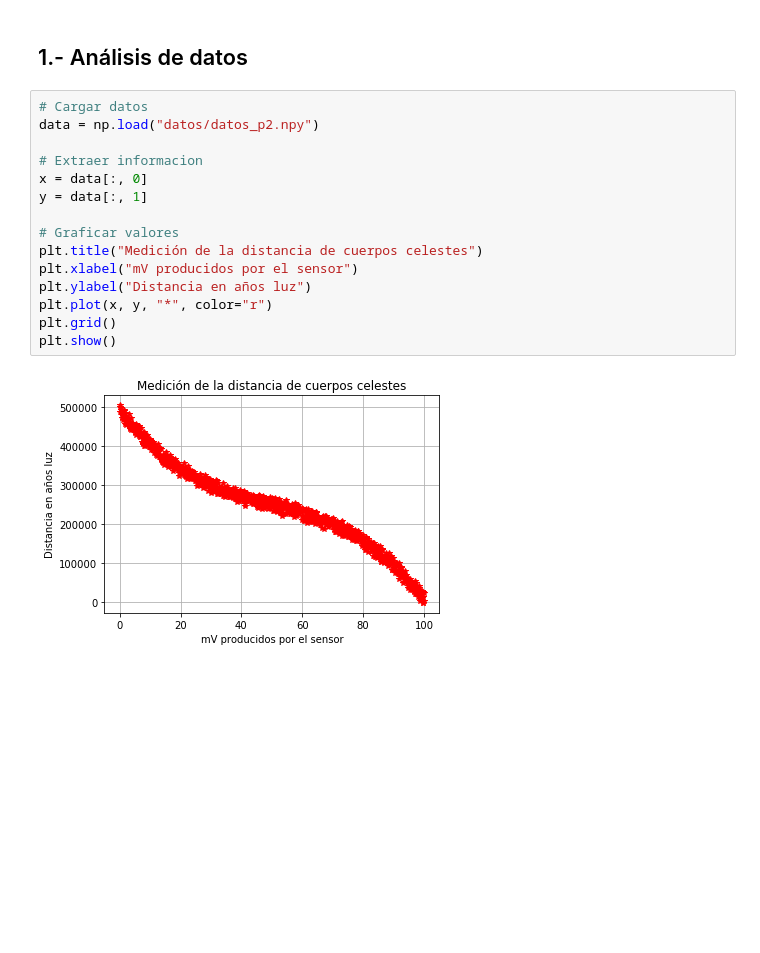
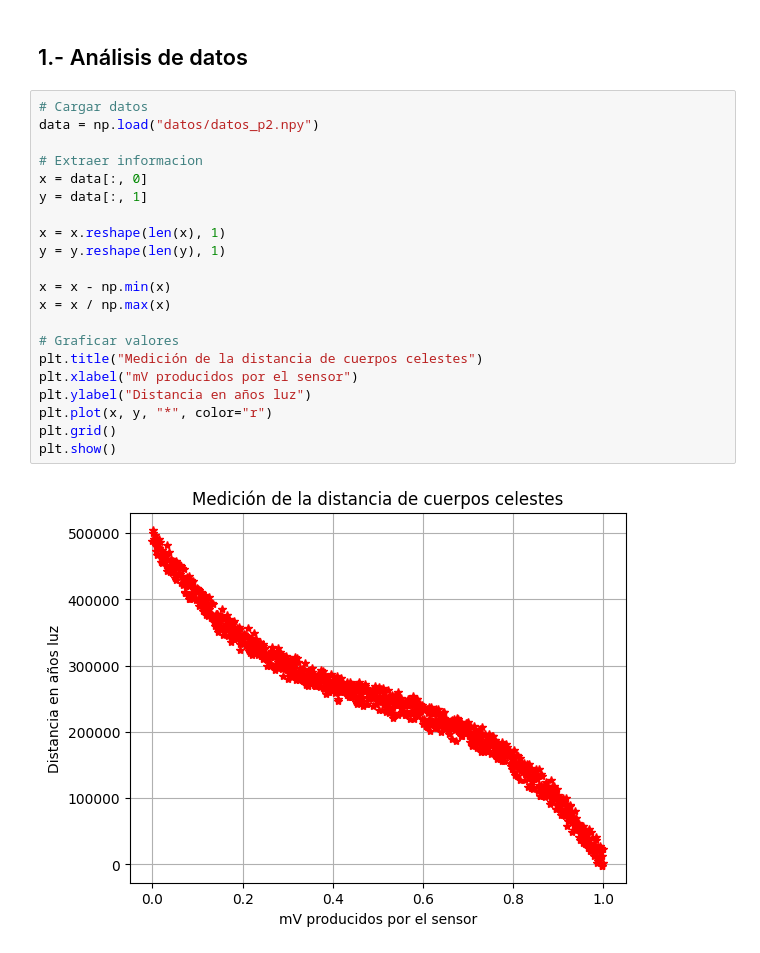
Before and after one commit to OSWA00/sistemas-ciber-fisicos-II, a Jupyter notebook: machine_learning/01/P2-Sensores.ipynb, the cells around one changed output. Saved outputs shown, nothing was run; the diff lists cells and outputs as text; blank space fills up the shorter version.

```diff
--- a/machine_learning/01/P2-Sensores.ipynb
+++ b/machine_learning/01/P2-Sensores.ipynb
@@ -9,17 +9,23 @@ import scipy.io
 # %%
 # Cargar datos
 data = np.load("datos/datos_p2.npy")
 
 # Extraer informacion
 x = data[:, 0]
 y = data[:, 1]
 
+x = x.reshape(len(x), 1)
+y = y.reshape(len(y), 1)
+
+x = x - np.min(x)
+x = x / np.max(x)
+
 # Graficar valores
 plt.title("Medición de la distancia de cuerpos celestes")
 plt.xlabel("mV producidos por el sensor")
 plt.ylabel("Distancia en años luz")
 plt.plot(x, y, "*", color="r")
 plt.grid()
 plt.show()
 # %% [output]
-[figure, old version]
+[figure, new version]
```
Also changed, not shown: parts of 5 cells of this notebook, 1 other file.
